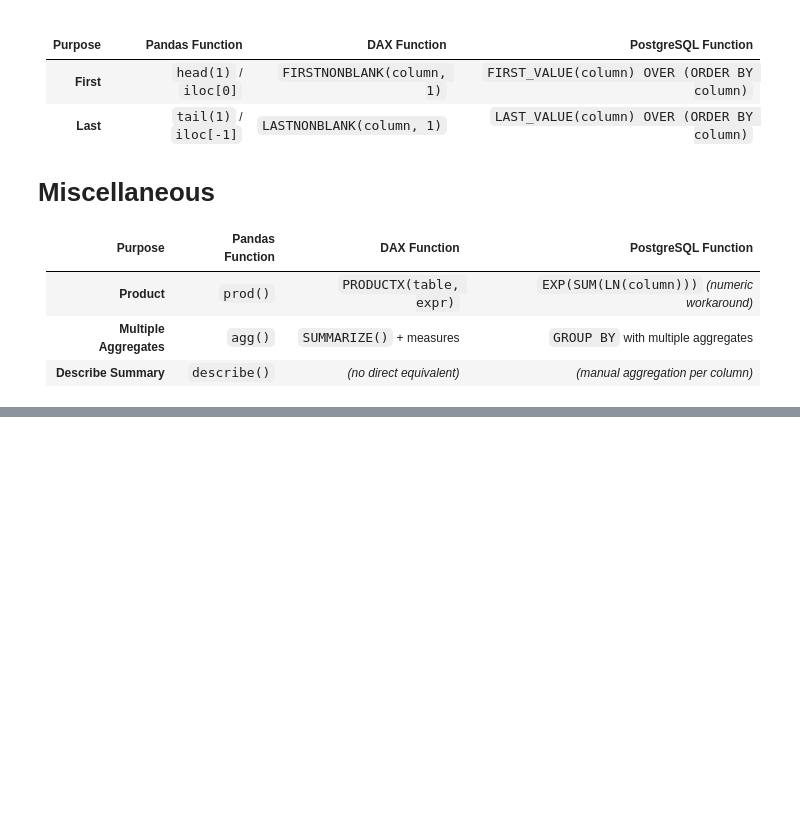
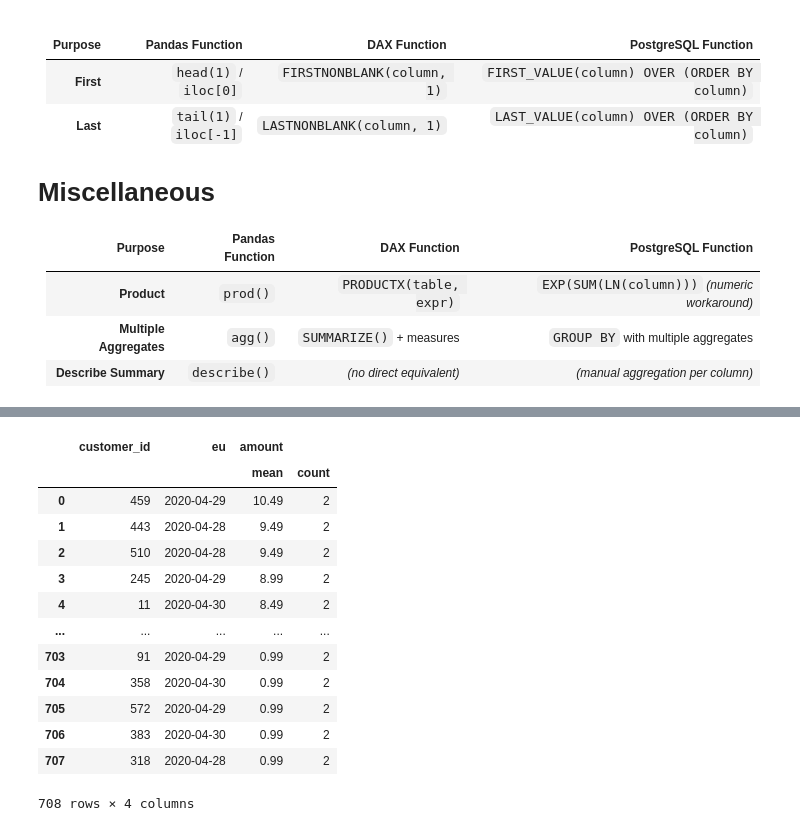
Before and after one commit to Anandhuvimalan/learning, a Jupyter notebook: day3.ipynb, the cells around one changed output, grey strips where cells are left out. Saved outputs shown, nothing was run; the diff lists cells and outputs as text; code cells hidden in the pictures; blank space fills up the shorter version.

```diff
--- a/day3.ipynb
+++ b/day3.ipynb
@@ -67,0 +154,3 @@ store = dfs["store"]
+# %%
+h=payment.set_index('customer_id',drop=True,inplace=False)
+h.groupby(by='customer_id',as_index=False,level=None,sort=False,dropna=True,observed=False,group_keys=False)[['amount']].agg(['sum','mean'])
@@ -67,0 +172,4 @@ store = dfs["store"]
+# %%
+payment['eu']=payment['payment_date'].dt.tz_convert('Europe/Berlin')
+payment['eu']=payment['eu'].dt.date
+payment[payment['amount']!=0].groupby(by=['staff_id','eu'],observed=False,as_index=False,level=None,sort=True,dropna=True,group_keys=False)['amount'].size().sort_values(by='size',ascending=False)
@@ -67,0 +190,20 @@ store = dfs["store"]
+# %%
+payment['eu']=payment['payment_date'].dt.tz_convert('Europe/Berlin')
+payment['eu']=payment['eu'].dt.strftime('%Y-%m-%d')
+df=payment.loc[payment['eu'].isin(['2020-04-28','2020-04-29','2020-04-30'])].groupby(by=['customer_id','eu'],as_index=False).agg({'amount':['mean','count']})
+df[df[('amount','count')]>1].sort_values(by=('amount','mean'),ascending=False).reset_index(inplace=False,drop=True)
+# %% [output]
+|  | customer_id | eu | amount |  |
+|  |  |  | mean | count |
+| 0 | 459 | 2020-04-29 | 10.49 | 2 |
+| 1 | 443 | 2020-04-28 | 9.49 | 2 |
+| 2 | 510 | 2020-04-28 | 9.49 | 2 |
+| 3 | 245 | 2020-04-29 | 8.99 | 2 |
+| 4 | 11 | 2020-04-30 | 8.49 | 2 |
+| ... | ... | ... | ... | ... |
+| 703 | 91 | 2020-04-29 | 0.99 | 2 |
+| 704 | 358 | 2020-04-30 | 0.99 | 2 |
+| 705 | 572 | 2020-04-29 | 0.99 | 2 |
+| 706 | 383 | 2020-04-30 | 0.99 | 2 |
+| 707 | 318 | 2020-04-28 | 0.99 | 2 |
+708 rows × 4 columns
```
Also changed, not shown: parts of 7 cells of this notebook, 1 other file.
